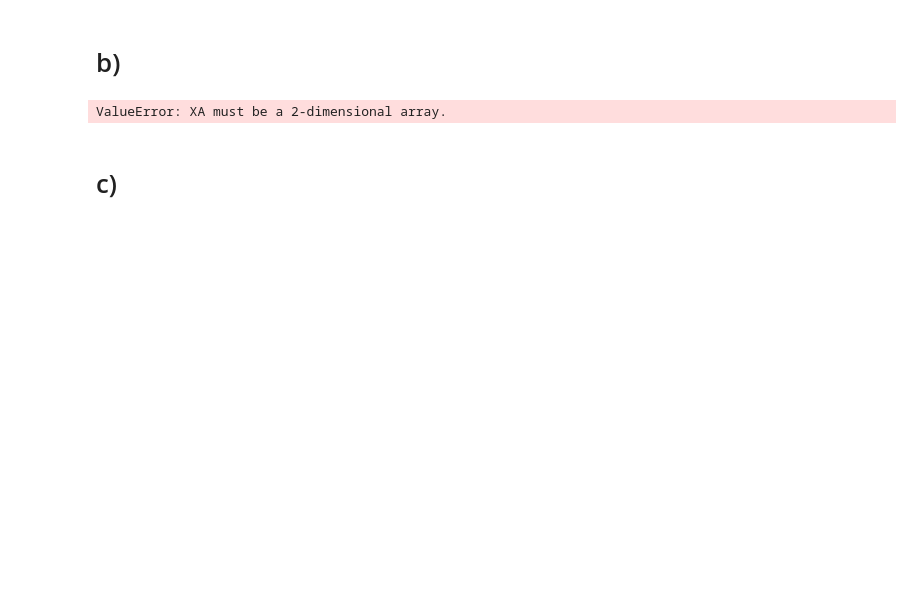
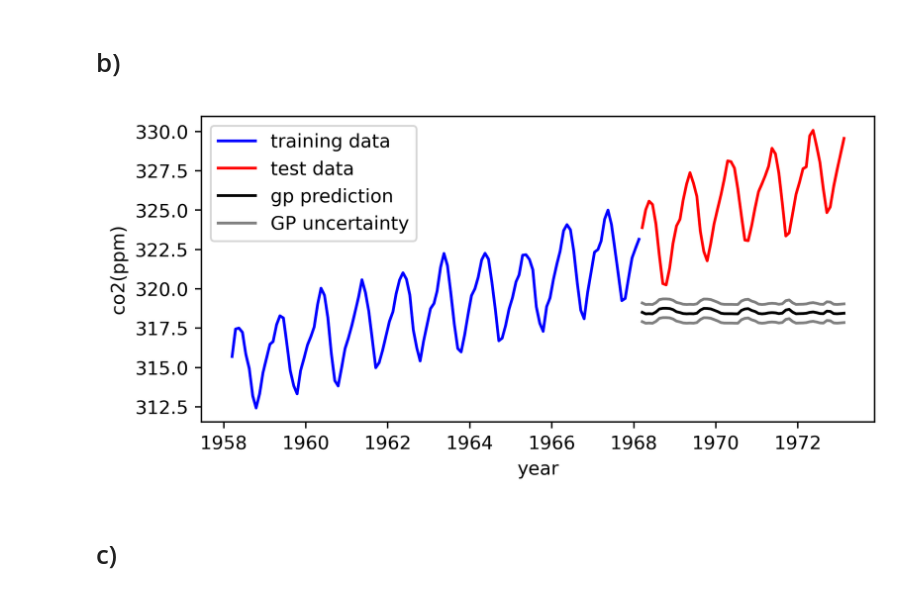
Before and after one commit to ch1nq/pml2023, a Jupyter notebook: assignment3/e1.ipynb, the cells around one changed output. Cells and saved outputs as stored; diff of their text form; code cells hidden in the pictures; blank space fills up the shorter version.

```diff
--- a/assignment3/e1.ipynb
+++ b/assignment3/e1.ipynb
@@ -35,11 +35,11 @@ X_predict = data[120:180,2]-1958
 y_predict = data[120:180,3]
 
 # Reshape
-#X = X.reshape((1, -1))
-#y_raw = y_raw.reshape((1, -1))
-#y = y.reshape((1, -1))
-#X_predict = X_predict.reshape((1, -1))
-#y_predict = y_predict.reshape((1, -1))
+X = X.reshape((-1, 1))
+y_raw = y_raw.reshape((-1, 1))
+y = y.reshape((-1, 1))
+X_predict = X_predict.reshape((-1, 1))
+y_predict = y_predict.reshape((-1, 1))
 # %% [markdown]
 # b)
 # %%
@@ -49,7 +49,7 @@ def compute_K(kernel, x, eta):
 
     for i in range(N):
         for j in range(N):
-            M[i,j] = kernel(x[i], x[j], eta)
+            M[i,j] = kernel(x[i].reshape((1,1)), x[j].reshape((1,1)), eta)
 
     K = M + M.T
     np.fill_diagonal(K, 1)
@@ -87,7 +87,6 @@ def conditional(X, y, noise_var, eta, kernel):
     #K = kernel(X, y, eta)
 
     K_star = kernel(X, y, eta)
-    K_star_star = kernel(y, y, eta)
 
     # Add noise variance to the diagonal of K
     K_y = K + noise_var**2 * np.eye(len(X)) # K(S) + sima^2_y*I
@@ -97,34 +96,36 @@ def conditional(X, y, noise_var, eta, kernel):
     mustar = np.dot(K_star.T, np.dot(K_y_inv, y))
 
     # Compute the covariance matrix of the predictive distribution
-    Sigmastar = K_star_star - np.dot(K_star, np.dot(K_y_inv, K_star.T))
+    Sigmastar = kernel(y, y, eta) - np.dot(K_star, np.dot(K_y_inv, K_star.T))
 
     return mustar, Sigmastar
 # %%
 # B) todo: use the learned GP to predict on the observations at X_predict
 kernel = gaussian_kernel
-noise_var = 2
-eta = 0.1
+noise_var = 10
+eta = 2
 prediction_mean_gp, Sigma_gp = conditional(X, y, noise_var, eta, kernel)
-var_gp = np.diag(Sigma_gp) # We only need the diagonal term of the covariance matrix for the plots.
+var_gp = np.diag(Sigma_gp[60:].reshape((1, -1))) # We only need the diagonal term of the covariance matrix for the plots.
 
 #plotting code for your convenience
 plt.figure(dpi=400,figsize=(6,3))
 plt.plot(X + 1958, y_raw, color='blue', label='training data')
 plt.plot(X_predict + 1958, y_predict, color='red', label='test data')
 
-yout_m = prediction_mean_gp * y_std + y_mean
+yout_m = prediction_mean_gp[60:] * y_std + y_mean
 yout_v = var_gp*y_std**2
 
+
+
 plt.plot(X_predict + 1958, yout_m, color='black', label='gp prediction')
-plt.plot(X_predict + 1958, yout_m+1.96*yout_v**0.5, color='grey', label='GP uncertainty')
-plt.plot(X_predict + 1958, yout_m-1.96*yout_v**0.5, color='grey')
+plt.plot(X_predict + 1958, yout_m+(1.96*yout_v**0.5), color='grey', label='GP uncertainty')
+plt.plot(X_predict + 1958, yout_m-(1.96*yout_v**0.5), color='grey')
 plt.xlabel("year")
 plt.ylabel("co2(ppm)")
 plt.legend()
 plt.tight_layout()
 # %% [output]
-ValueError: XA must be a 2-dimensional array.
+[figure, added]
 # %% [markdown]
 # c)
 # %%
```
Also changed, not shown: parts of 1 cell of this notebook, 20 other files.
